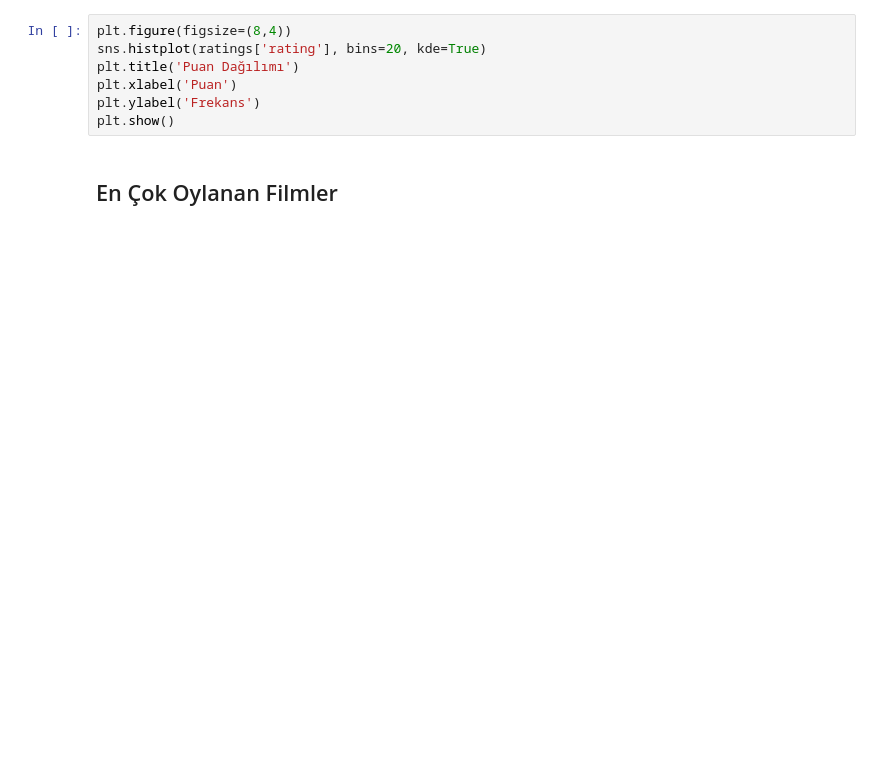
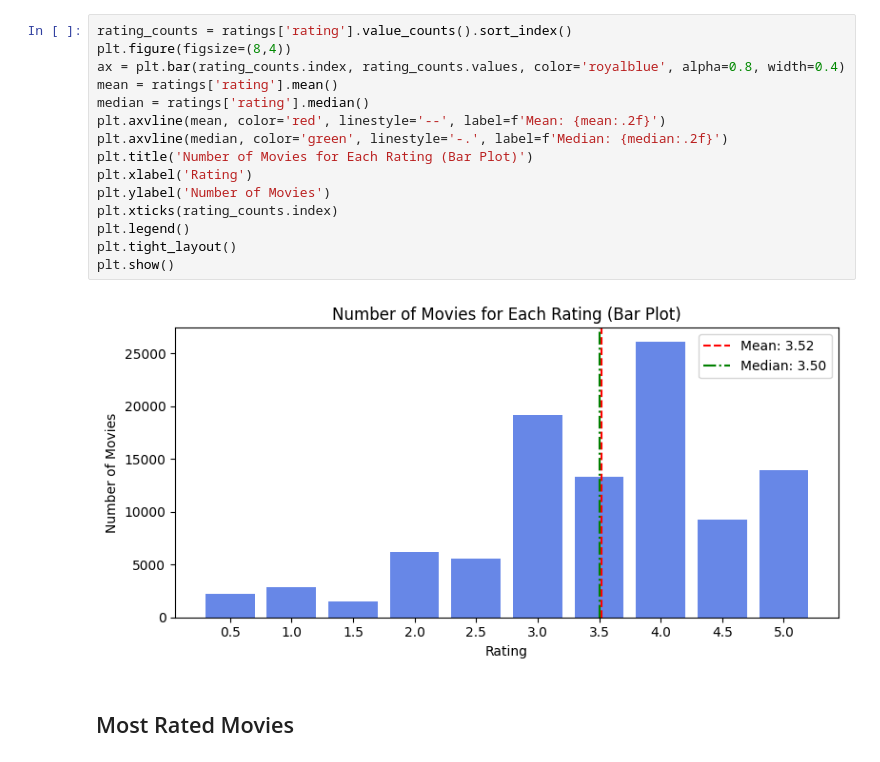
Before and after one commit to nabasvil/movielens-data-analysis, a Jupyter notebook: src/movie_analysis.ipynb, the cells around one changed output. Cells and saved outputs as stored; diff of their text form; blank space fills up the shorter version.

```diff
--- a/src/movie_analysis.ipynb
+++ b/src/movie_analysis.ipynb
@@ -35,10 +48,20 @@ plt.show()
 # %%
+rating_counts = ratings['rating'].value_counts().sort_index()
 plt.figure(figsize=(8,4))
-sns.histplot(ratings['rating'], bins=20, kde=True)
-plt.title('Puan Dağılımı')
-plt.xlabel('Puan')
-plt.ylabel('Frekans')
+ax = plt.bar(rating_counts.index, rating_counts.values, color='royalblue', alpha=0.8, width=0.4)
+mean = ratings['rating'].mean()
+median = ratings['rating'].median()
+plt.axvline(mean, color='red', linestyle='--', label=f'Mean: {mean:.2f}')
+plt.axvline(median, color='green', linestyle='-.', label=f'Median: {median:.2f}')
+plt.title('Number of Movies for Each Rating (Bar Plot)')
+plt.xlabel('Rating')
+plt.ylabel('Number of Movies')
+plt.xticks(rating_counts.index)
+plt.legend()
+plt.tight_layout()
 plt.show()
+# %% [output]
+[figure, added]
 # %% [markdown]
-## En Çok Oylanan Filmler
+## Most Rated Movies
 # %%
```
Also changed, not shown: parts of 19 cells of this notebook, 10 other files.
